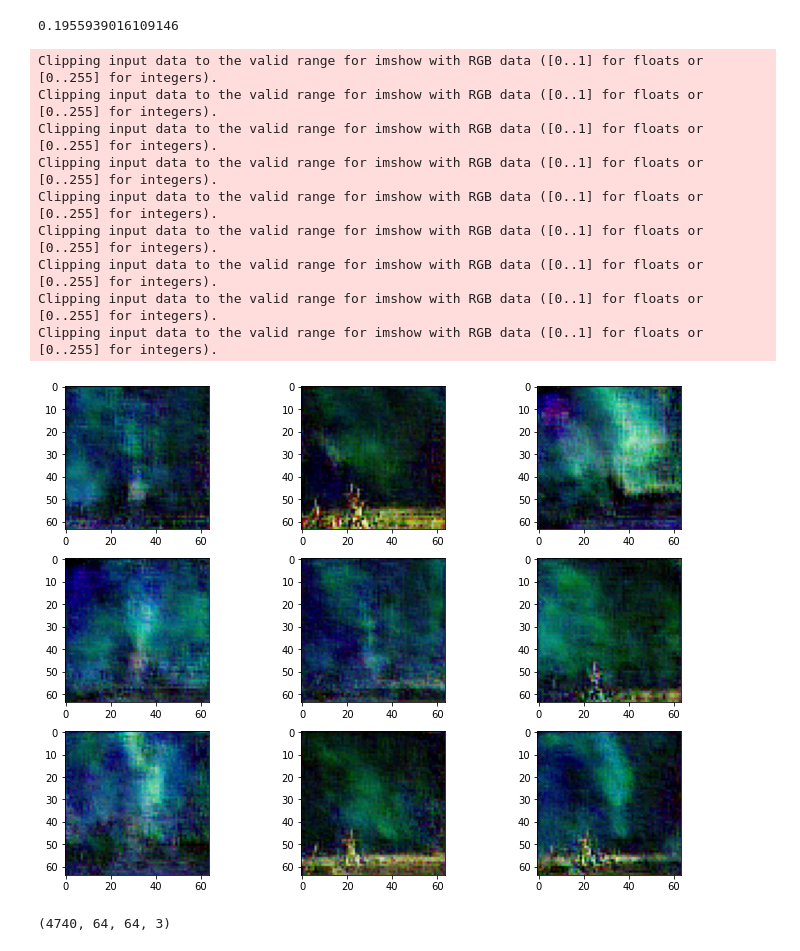
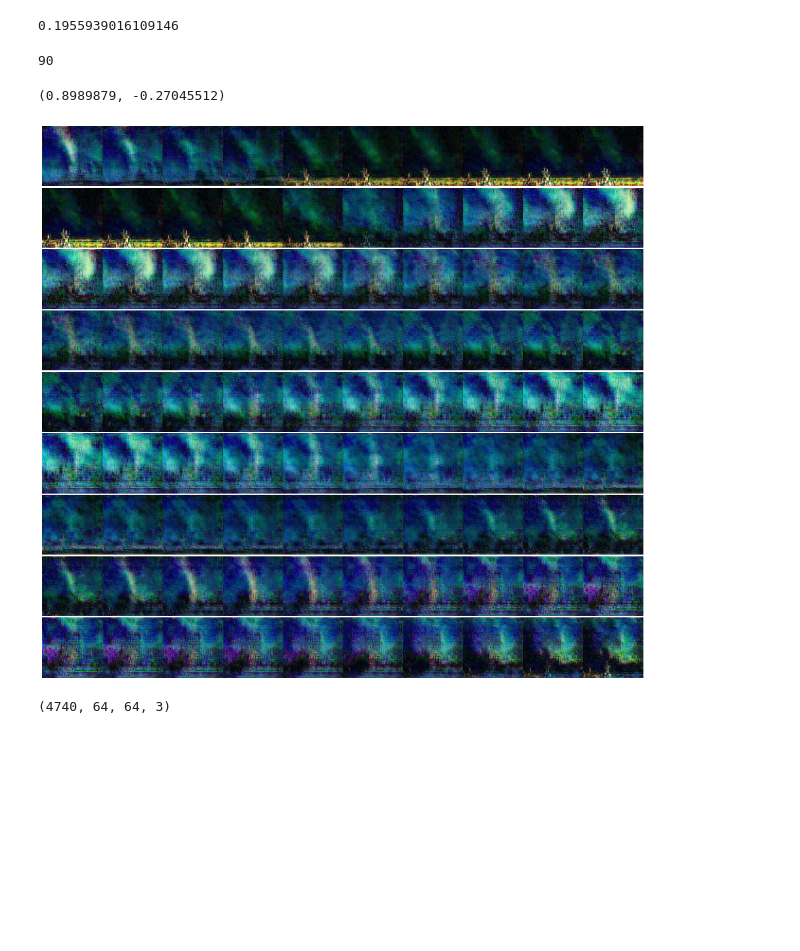
Before and after one commit to Mayukhdeb/auroraGAN, a Jupyter notebook: auroraGAN.ipynb, the cells around one changed output. Drawn from its saved outputs; the diff is of its cells as text; code cells hidden in the pictures; blank space fills up the shorter version.

```diff
--- a/auroraGAN.ipynb
+++ b/auroraGAN.ipynb
@@ -405,28 +405,6 @@ for epoch in range(num_epochs):
         # Save Losses for plotting later
         G_losses.append(errG.item())
         D_losses.append(errD.item())
-# %%
- fig, ax = plt.subplots(3, 3, figsize = (12,9))
- netG.eval()
-
-for i in range(9):
-
-    noise = torch.randn([1,128]).cuda()
-    im = netG(noise)[0].cpu().detach().numpy()
-
-    im = np.moveaxis(im,0,2)
-    ax.flat[i].imshow(im)
-# %% [output]
-Clipping input data to the valid range for imshow with RGB data ([0..1] for floats or [0..255] for integers).
-Clipping input data to the valid range for imshow with RGB data ([0..1] for floats or [0..255] for integers).
-Clipping input data to the valid range for imshow with RGB data ([0..1] for floats or [0..255] for integers).
-Clipping input data to the valid range for imshow with RGB data ([0..1] for floats or [0..255] for integers).
-Clipping input data to the valid range for imshow with RGB data ([0..1] for floats or [0..255] for integers).
-Clipping input data to the valid range for imshow with RGB data ([0..1] for floats or [0..255] for integers).
-Clipping input data to the valid range for imshow with RGB data ([0..1] for floats or [0..255] for integers).
-Clipping input data to the valid range for imshow with RGB data ([0..1] for floats or [0..255] for integers).
-Clipping input data to the valid range for imshow with RGB data ([0..1] for floats or [0..255] for integers).
-[figure, removed]
 # %%
 # generate points in latent space as input for the generator
 def generate_latent_points(latent_dim, n_samples, n_classes=10):
@@ -447,6 +425,43 @@ def interpolate_points(p1, p2, n_steps=60):
 		v = (1.0 - ratio) * p1 + ratio * p2
 		vectors.append(v)
 	return np.asarray(vectors)
+# %%
+# generate points in latent space
+images = []
+n = 10
+pts = generate_latent_points(128, n)
+# interpolate pairs
+results = None
+for i in range(0, n-1, 1):
+    # interpolate points in latent space
+    interpolated = interpolate_points(pts[i], pts[i+1], n_steps = 10)
+
+    z = torch.tensor(interpolated).float().cuda()
+    image = netG(z).cpu().detach().numpy()
+
+    for i in range(image.shape[0]):
+
+        image_np = np.moveaxis(image[i], 0,2)
+
+        images.append(image_np)
+# %%
+len(images)
+# %% [output]
+90
+# %%
+np.max(images[0]), np.min(images[0])
+# %% [output]
+(0.8989879, -0.27045512)
+# %%
+fig,ax =  plt.subplots(9,10, figsize = (18,17.0))
+for i in range(len(images)):
+    frame =  cv2.convertScaleAbs(images[i], alpha = 255)
+
+    ax.flat[i].imshow(frame)
+    ax.flat[i].axis('off')
+fig.subplots_adjust(wspace=0, hspace=0)
+# %% [output]
+[figure, added]
 # %%
 # generate points in latent space
 all_images = []
```
